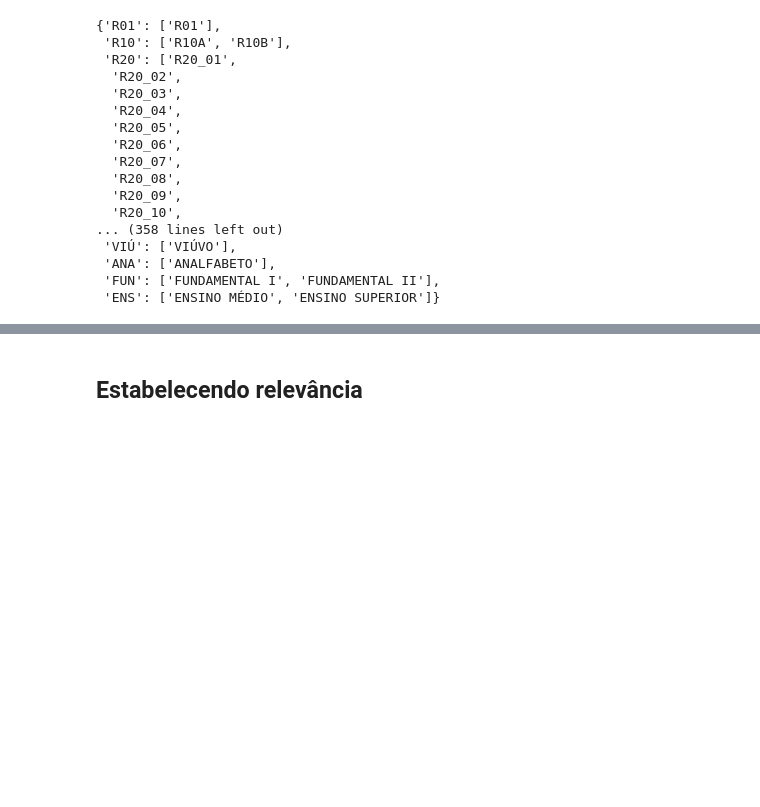
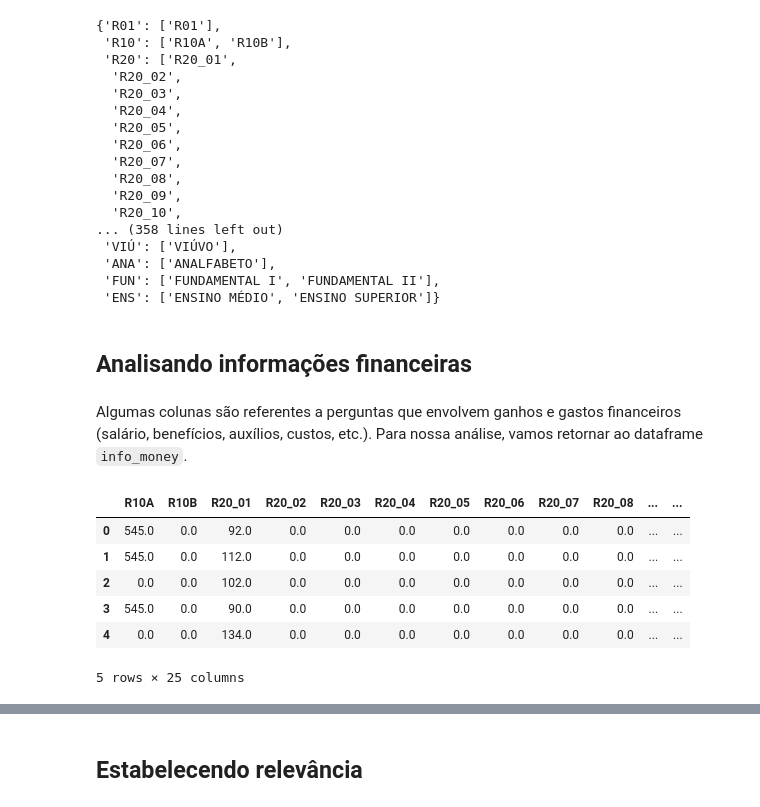
Before and after one commit to insper-classroom/23-1a-cd-p2-anderson_samuel_vinicius, a Jupyter notebook: Relatório.ipynb, the cells around one changed output, grey strips where cells are left out. Cells and saved outputs as stored; diff of their text form; code cells hidden in the pictures; blank space fills up the shorter version.

Commit message:
Adiciona análise quantitativa financeira

```diff
--- a/Relatório.ipynb
+++ b/Relatório.ipynb
@@ -959,3 +959,18 @@ new_dicio
  'ANA': ['ANALFABETO'],
  'FUN': ['FUNDAMENTAL I', 'FUNDAMENTAL II'],
  'ENS': ['ENSINO MÉDIO', 'ENSINO SUPERIOR']}
+# %% [markdown]
+## Analisando informações financeiras
+# %% [markdown]
+Algumas colunas são referentes a perguntas que envolvem ganhos e gastos financeiros (salário, benefícios, auxílios, custos, etc.). Para nossa análise, vamos retornar ao dataframe `info_money`.
+# %%
+info_money = responsaveis_df.loc[:, col_money]
+info_money.head(5)
+# %% [output]
+|  | R10A | R10B | R20_01 | R20_02 | R20_03 | R20_04 | R20_05 | R20_06 | R20_07 | R20_08 | ... | ... |
+| 0 | 545.0 | 0.0 | 92.0 | 0.0 | 0.0 | 0.0 | 0.0 | 0.0 | 0.0 | 0.0 | ... | ... |
+| 1 | 545.0 | 0.0 | 112.0 | 0.0 | 0.0 | 0.0 | 0.0 | 0.0 | 0.0 | 0.0 | ... | ... |
+| 2 | 0.0 | 0.0 | 102.0 | 0.0 | 0.0 | 0.0 | 0.0 | 0.0 | 0.0 | 0.0 | ... | ... |
+| 3 | 545.0 | 0.0 | 90.0 | 0.0 | 0.0 | 0.0 | 0.0 | 0.0 | 0.0 | 0.0 | ... | ... |
+| 4 | 0.0 | 0.0 | 134.0 | 0.0 | 0.0 | 0.0 | 0.0 | 0.0 | 0.0 | 0.0 | ... | ... |
+5 rows × 25 columns
```
Also changed, not shown: parts of 16 cells of this notebook.
